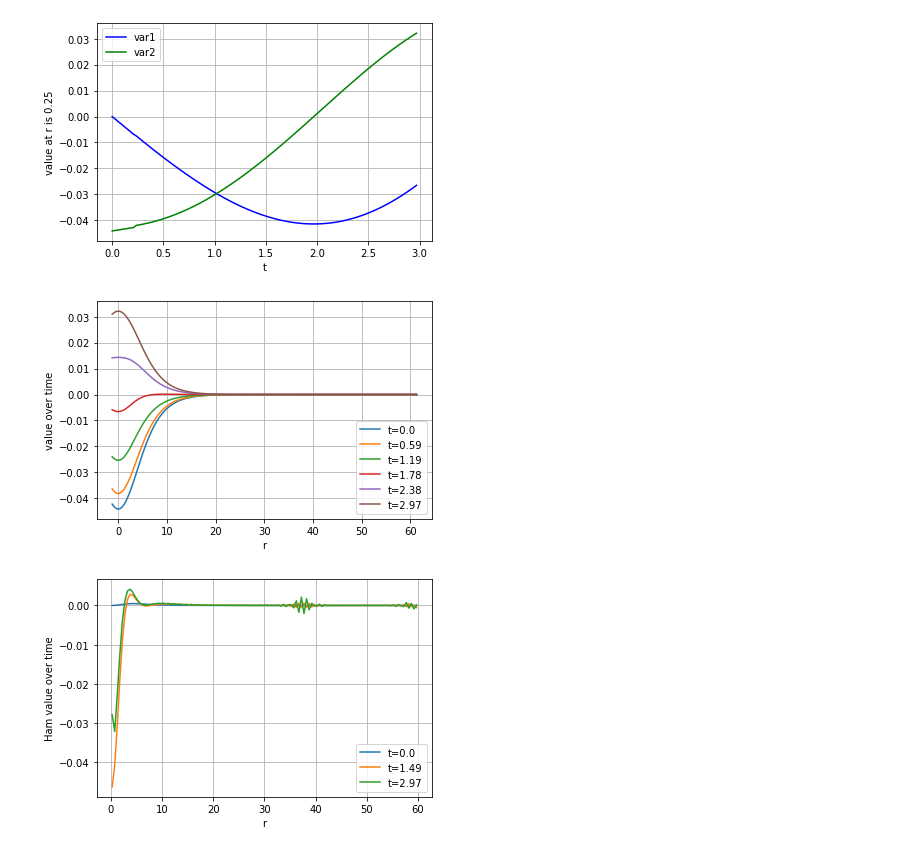
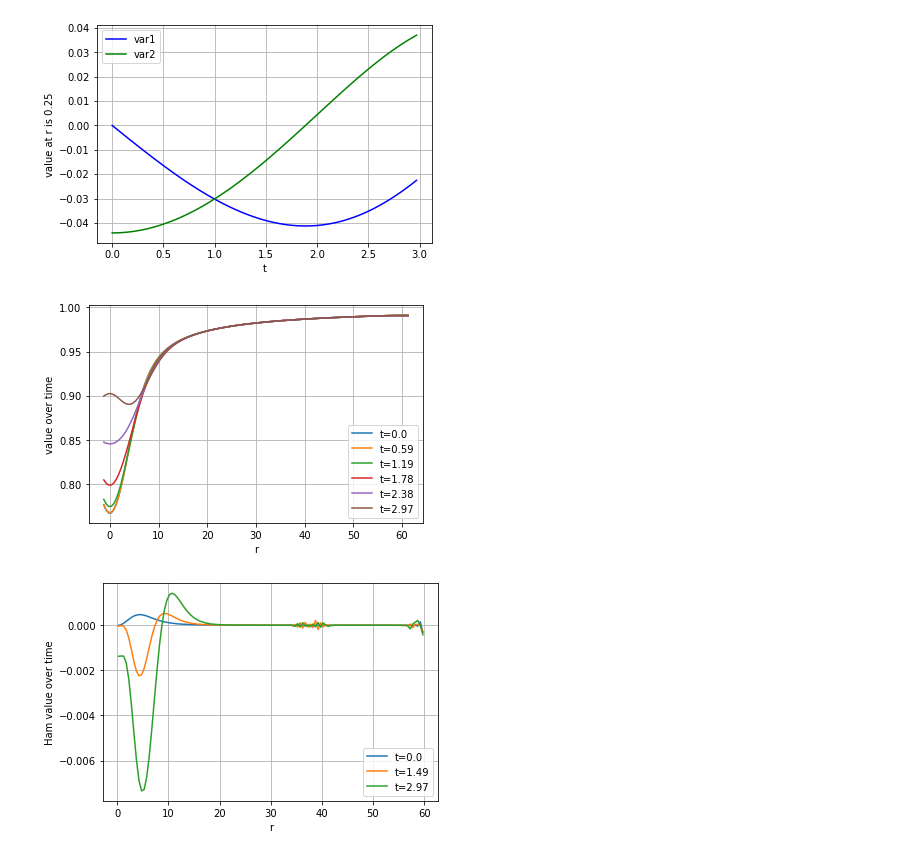
Before and after one commit to GRTLCollaboration/engrenage, a Jupyter notebook: BabyGRChombo.ipynb, the cells around one changed output. Saved outputs shown, nothing was run; the diff lists cells and outputs as text; code cells hidden in the pictures.

```diff
--- a/BabyGRChombo.ipynb
+++ b/BabyGRChombo.ipynb
@@ -47,31 +47,26 @@ plt.grid()
 # %%
 #solve for the solution
 
-USE_ODEINT = False
-
 if (USE_ODEINT):
-    solution = odeint(get_rhs, initial_vars_values, t, args=(0, 0), atol=1e-3, rtol=1e-3)
-    # hmin=1e-2, mxstep=100
+    solution = odeint(get_rhs, initial_vars_values, t, args=(0, 0),
+                      atol=1e-5, rtol=1e-5, hmin=min_dt, mxstep=max_steps)
 
 else:
     # The solve_ivp routine allows one to choose the ODE solver
-
-    # To use it I need to change the syntax of the rhs function
-    # Because solve_ivp assumes the rhs to be the form get_rhs(t_i, vars_vec)
-    # Rather than get_rhs(vars_vec, t_i) in odeint
-
+    # To use it we need to change the syntax of the rhs function
+    # because solve_ivp assumes the rhs to be the form get_rhs(t_i, vars_vec)
+    # Rather than get_rhs(vars_vec, t_i) as in odeint
     # So I use a lambda function to swap the first two arguments:
-
-    get_rhs_swap = lambda t_i, vars_vec, p, q: get_rhs(vars_vec, t_i, p, q)
+    get_rhs_solve_ivp = lambda t_i, vars_vec, p, q: get_rhs(vars_vec, t_i, p, q)
 
     # Call solve_ivp to use the RK45 solver
-    dense_solution = solve_ivp(get_rhs_swap, [0,T], initial_vars_values, args=(0, 0),
+    dense_solution = solve_ivp(get_rhs_solve_ivp, [0,T], initial_vars_values, args=(0, 0),
                          atol=1e-5, rtol=1e-5,
                          method='RK45', dense_output=True)
 
     # Interpolate the solution at the time points defined in myparams.py
     solution = dense_solution.sol(t).T
-    print(solution.shape)
+    #print(solution.shape)
 # %%
 # Plot a single point versus time
 
@@ -90,24 +85,23 @@ plt.ylabel('value at r is '+str(r_i))
 plt.legend(loc='best')
 plt.grid()
 # %% [output]
-[figure, old version]
+[figure, new version]
 # %%
 # plot the profile for some variable at a selection of times
-
-var = idx_v
+var = idx_lapse
 
 for i, t_i in enumerate(t) :
     if (i < N_t) and (i % 20 == 0) :
         labelt = "t="+str(round(t_i,2))
         f_t = solution[i, var * N: (var + 1) * N]
         plt.plot(r, f_t, label=labelt)
 
 plt.legend(loc=4)
 plt.xlabel('r')
 plt.ylabel('value over time')
 plt.grid()
 # %% [output]
-[figure, old version]
+[figure, new version]
 # %%
 # calculate the diagnostics, just the Hamiltonian constraint for now
 Ham = get_diagnostics(solution)
@@ -127,4 +121,4 @@ plt.xlabel('r')
 plt.ylabel('Ham value over time')
 plt.grid()
 # %% [output]
-[figure, old version]
+[figure, new version]
```
Also changed, not shown: parts of 1 cell of this notebook, 6 other files.
